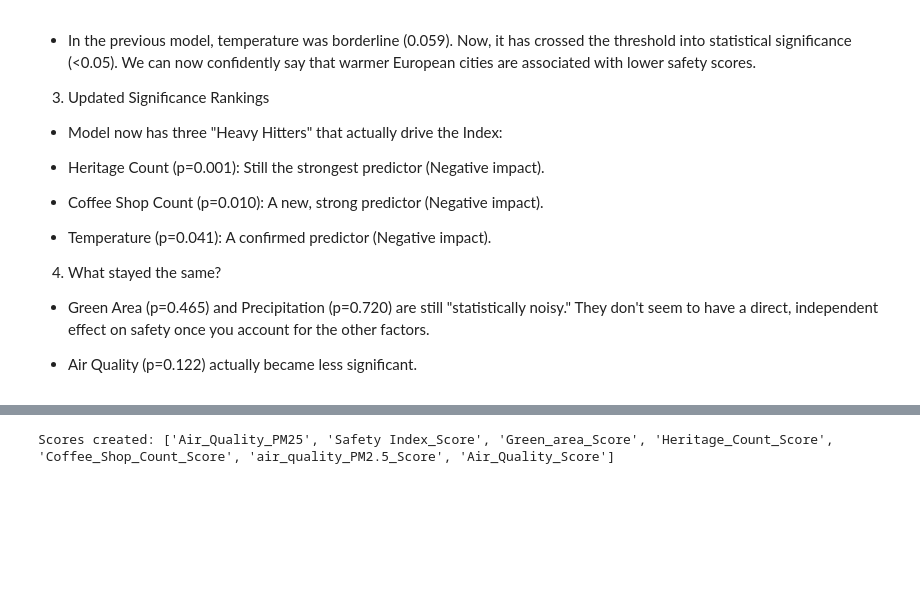
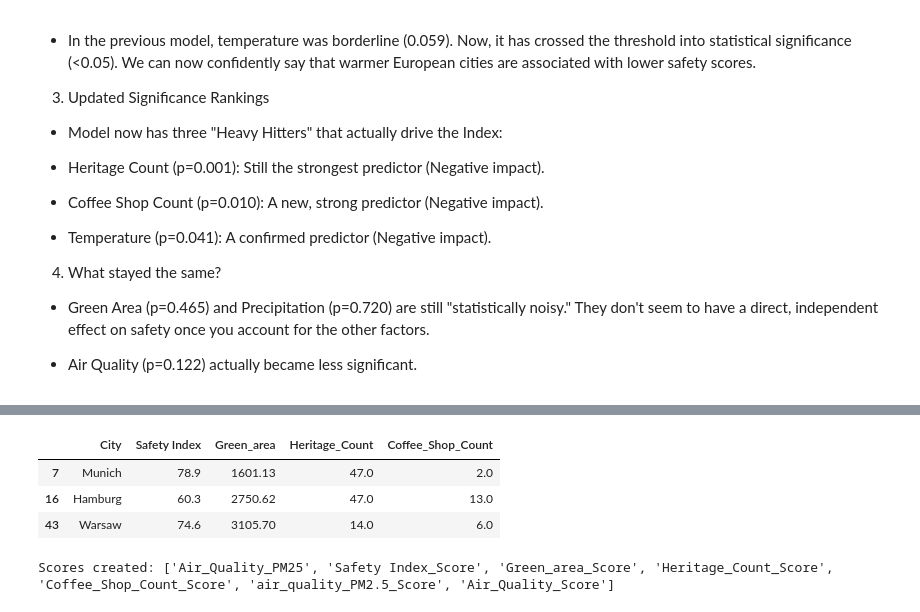
Before and after one commit to AoifeMurphy02/DAV_Specification_Index_Generation_and_Visualization, a Jupyter notebook: HGW_Index.ipynb, the cells around one changed output, grey strips where cells are left out. Saved outputs shown, nothing was run; the diff lists cells and outputs as text; code cells hidden in the pictures; blank space fills up the shorter version.

```diff
--- a/HGW_Index.ipynb
+++ b/HGW_Index.ipynb
@@ -1148 +1148,10 @@ plt.tight_layout()
+# %%
+# Query the original unscaled data for top 3 cities
+raw_top_cities = df_europe_master[df_europe_master['City'].isin(['Munich', 'Warsaw', 'Hamburg'])]
+raw_top_cities[['City', 'Safety Index', 'Green_area', 'Heritage_Count', 'Coffee_Shop_Count']]
+# %% [output]
+|  | City | Safety Index | Green_area | Heritage_Count | Coffee_Shop_Count |
+| 7 | Munich | 78.9 | 1601.13 | 47.0 | 2.0 |
+| 16 | Hamburg | 60.3 | 2750.62 | 47.0 | 13.0 |
+| 43 | Warsaw | 74.6 | 3105.70 | 14.0 | 6.0 |
 # %%
```
Also changed, not shown: parts of 29 cells of this notebook.
